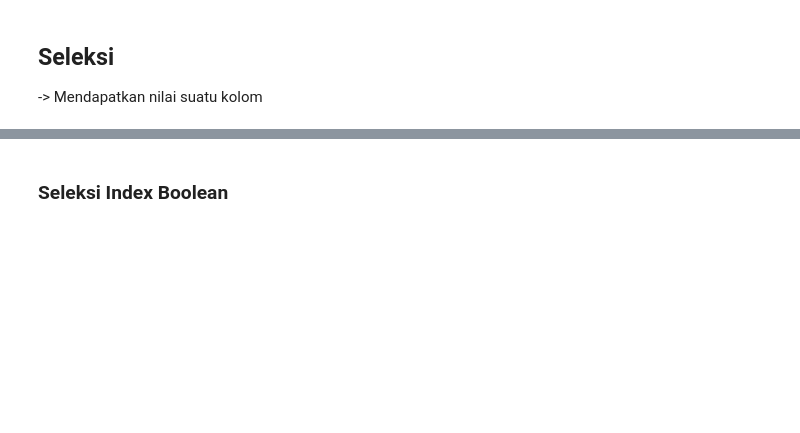
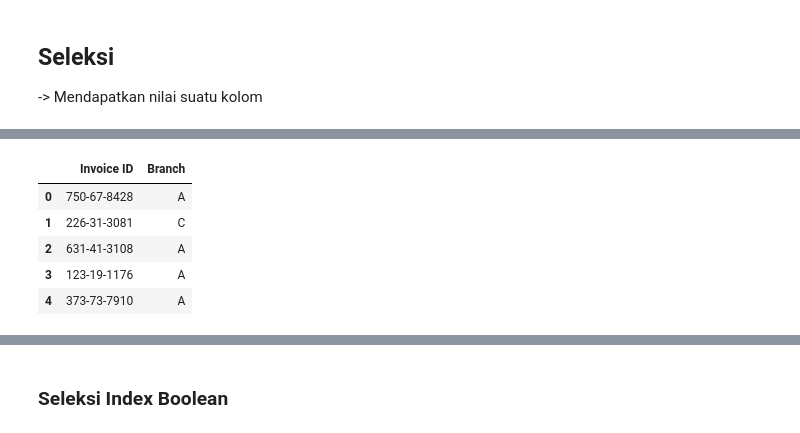
Before and after one commit to SulthanAbiyyu/mini-bootcamp-bcc-2023, a Jupyter notebook: prereq.ipynb, the cells around one changed output, grey strips where cells are left out. Cells and saved outputs as stored; diff of their text form; code cells hidden in the pictures; blank space fills up the shorter version.

```diff
--- a/prereq.ipynb
+++ b/prereq.ipynb
@@ -296,3 +370,10 @@ data["..."]
 # %%
-data.loc[]
+data.loc[0:4, ["Invoice ID", "Branch"]]
+# %% [output]
+|  | Invoice ID | Branch |
+| 0 | 750-67-8428 | A |
+| 1 | 226-31-3081 | C |
+| 2 | 631-41-3108 | A |
+| 3 | 123-19-1176 | A |
+| 4 | 373-73-7910 | A |
 # %%
```
Also changed, not shown: parts of 18 cells of this notebook.
